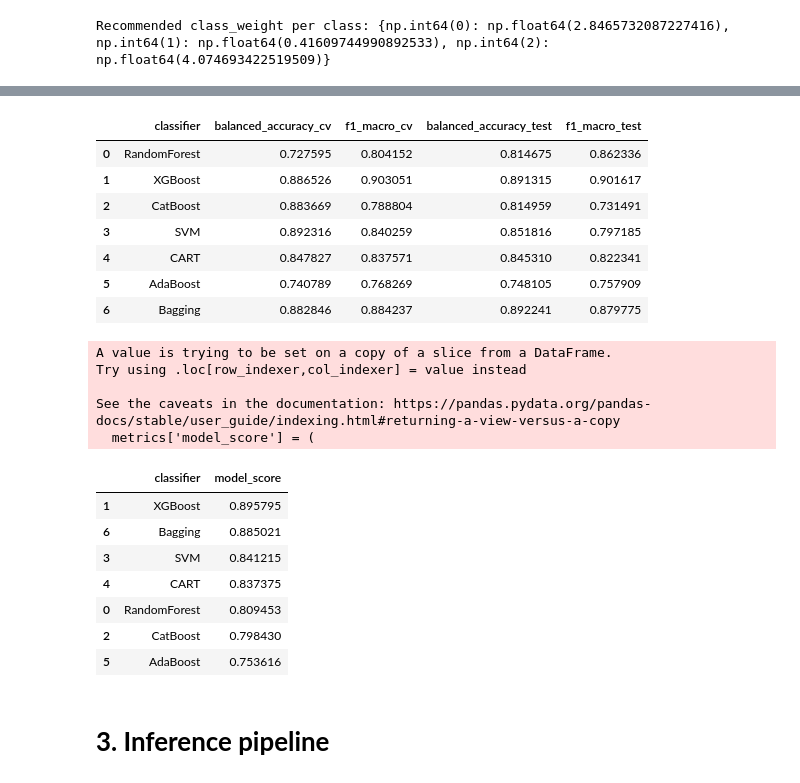
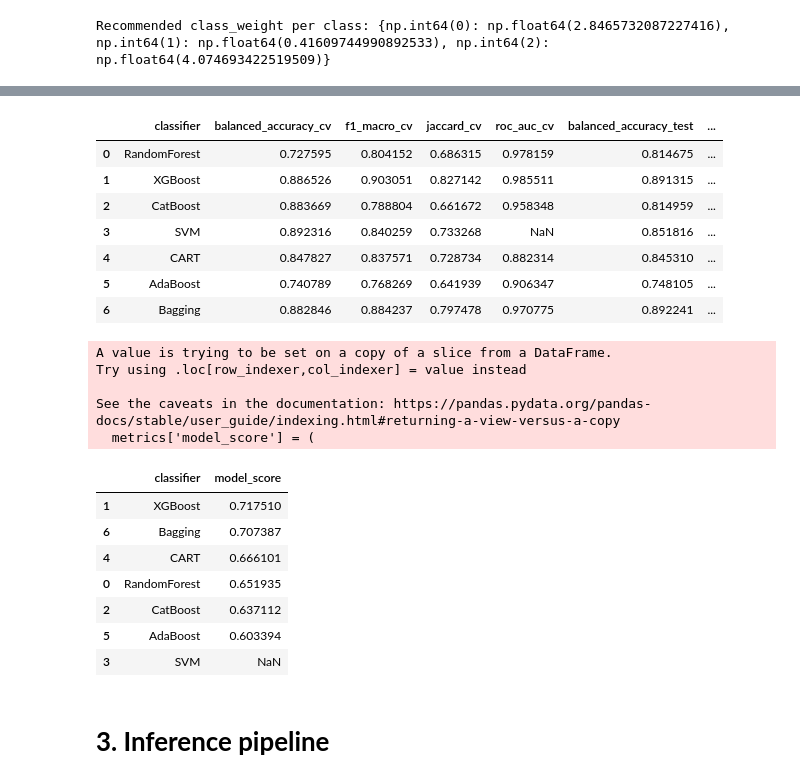
Before and after one commit to AhmedTioual/Projet_France_Travail, a Jupyter notebook: 1_supervised_regression/notebooks/01_model_training_inference.ipynb, the cells around one changed output, grey strips where cells are left out. Cells and saved outputs as stored; diff of their text form; code cells hidden in the pictures.

```diff
--- a/1_supervised_regression/notebooks/01_model_training_inference.ipynb
+++ b/1_supervised_regression/notebooks/01_model_training_inference.ipynb
@@ -253,6 +264,7 @@ preprocessor = ColumnTransformer(transformers=[
 # Fit and transform
 
 X = df[text_cols + cat_cols + num_cols]
+y = df[target]
 
 X = preprocessor.fit_transform(X)
 # %%
@@ -535,12 +591,12 @@ Parameters: { "use_label_encoder" } are not used.
 # %%
-metrics_df[["classifier","balanced_accuracy_cv","f1_macro_cv","balanced_accuracy_test","f1_macro_test"]]
+metrics_df[["classifier","balanced_accuracy_cv","f1_macro_cv","jaccard_cv","roc_auc_cv","balanced_accuracy_test","f1_macro_test","jaccard_test","roc_auc_test"]]
 # %% [output]
-|  | classifier | balanced_accuracy_cv | f1_macro_cv | balanced_accuracy_test | f1_macro_test |
-| 0 | RandomForest | 0.727595 | 0.804152 | 0.814675 | 0.862336 |
-| 1 | XGBoost | 0.886526 | 0.903051 | 0.891315 | 0.901617 |
-| 2 | CatBoost | 0.883669 | 0.788804 | 0.814959 | 0.731491 |
-| 3 | SVM | 0.892316 | 0.840259 | 0.851816 | 0.797185 |
-| 4 | CART | 0.847827 | 0.837571 | 0.845310 | 0.822341 |
-| 5 | AdaBoost | 0.740789 | 0.768269 | 0.748105 | 0.757909 |
-| 6 | Bagging | 0.882846 | 0.884237 | 0.892241 | 0.879775 |
+|  | classifier | balanced_accuracy_cv | f1_macro_cv | jaccard_cv | roc_auc_cv | balanced_accuracy_test | ... |
+| 0 | RandomForest | 0.727595 | 0.804152 | 0.686315 | 0.978159 | 0.814675 | ... |
+| 1 | XGBoost | 0.886526 | 0.903051 | 0.827142 | 0.985511 | 0.891315 | ... |
+| 2 | CatBoost | 0.883669 | 0.788804 | 0.661672 | 0.958348 | 0.814959 | ... |
+| 3 | SVM | 0.892316 | 0.840259 | 0.733268 | NaN | 0.851816 | ... |
+| 4 | CART | 0.847827 | 0.837571 | 0.728734 | 0.882314 | 0.845310 | ... |
+| 5 | AdaBoost | 0.740789 | 0.768269 | 0.641939 | 0.906347 | 0.748105 | ... |
+| 6 | Bagging | 0.882846 | 0.884237 | 0.797478 | 0.970775 | 0.892241 | ... |
 # %%
@@ -548,10 +604,14 @@ metrics = metrics_df[["classifier","balanced_accuracy_cv","f1_macro_cv","balance
 # %%
 # Define your weights
 weights = {
-    'balanced_accuracy_cv': 0.2,
-    'f1_macro_cv': 0.2,
-    'balanced_accuracy_test': 0.3,
-    'f1_macro_test': 0.3
+    'balanced_accuracy_cv': 0.15,
+    'f1_macro_cv': 0.15,
+    'jaccard_cv': 0.1,
+    'roc_auc_cv': 0.1,
+    'balanced_accuracy_test': 0.2,
+    'f1_macro_test': 0.2,
+    'jaccard_test': 0.05,
+    'roc_auc_test': 0.05
 }
 
 # Compute weighted score
@@ -559,7 +619,9 @@ metrics['model_score'] = (
     weights['balanced_accuracy_cv'] * metrics['balanced_accuracy_cv'] +
     weights['f1_macro_cv'] * metrics['f1_macro_cv'] +
     weights['balanced_accuracy_test'] * metrics['balanced_accuracy_test'] +
-    weights['f1_macro_test'] * metrics['f1_macro_test']
+    weights['f1_macro_test'] * metrics['f1_macro_test'] +
+    weights['jaccard_test'] * metrics['jaccard_test'] +
+    weights['roc_auc_test'] * metrics['roc_auc_test']
 )
 
 # Sort by score
@@ -572,12 +634,12 @@ Try using .loc[row_indexer,col_indexer] = value instead
 See the caveats in the documentation: https://pandas.pydata.org/pandas-docs/stable/user_guide/indexing.html#returning-a-view-versus-a-copy
   metrics['model_score'] = (
 |  | classifier | model_score |
-| 1 | XGBoost | 0.895795 |
-| 6 | Bagging | 0.885021 |
-| 3 | SVM | 0.841215 |
-| 4 | CART | 0.837375 |
-| 0 | RandomForest | 0.809453 |
-| 2 | CatBoost | 0.798430 |
-| 5 | AdaBoost | 0.753616 |
+| 1 | XGBoost | 0.717510 |
+| 6 | Bagging | 0.707387 |
+| 4 | CART | 0.666101 |
+| 0 | RandomForest | 0.651935 |
+| 2 | CatBoost | 0.637112 |
+| 5 | AdaBoost | 0.603394 |
+| 3 | SVM | NaN |
 # %% [markdown]
 # **3. Inference pipeline**
```
Also changed, not shown: parts of 9 cells of this notebook, 3 other files.
